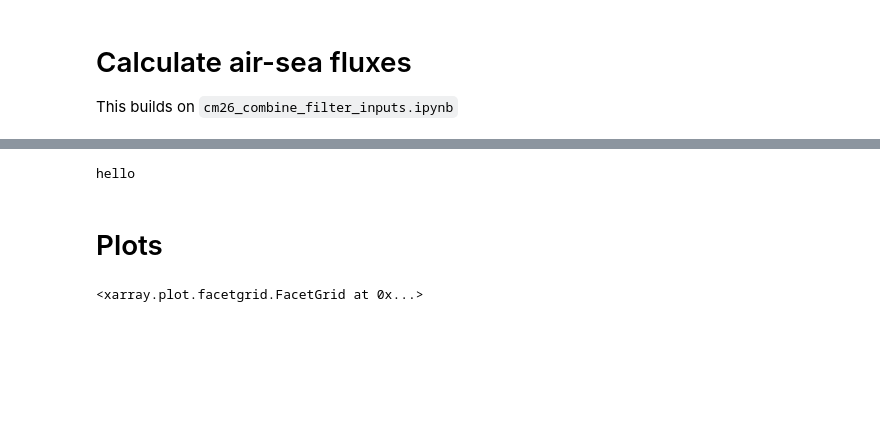
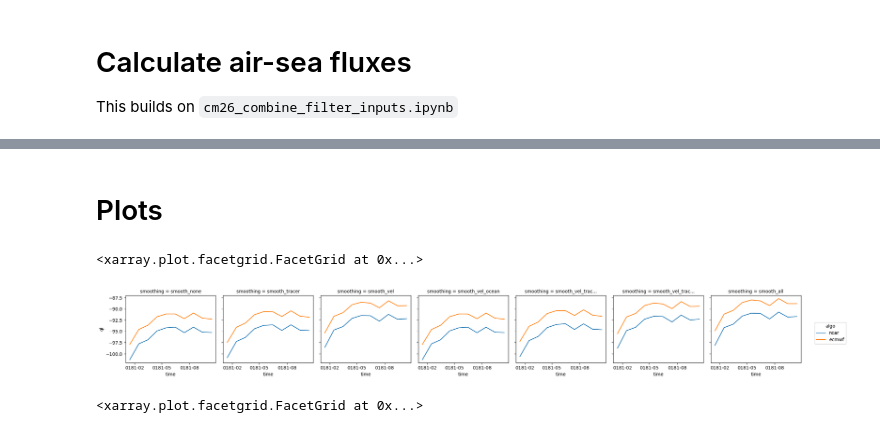
Before and after one commit to ocean-transport/scale-aware-air-sea, a Jupyter notebook: pipeline/step_2_cm26_calculate_fluxes.ipynb, the cells around one changed output, grey strips where cells are left out. Drawn from its saved outputs; the diff is of its cells as text; code cells hidden in the pictures; blank space fills up the shorter version.

```diff
--- a/pipeline/step_2_cm26_calculate_fluxes.ipynb
+++ b/pipeline/step_2_cm26_calculate_fluxes.ipynb
@@ -8,27 +127,13 @@ This builds on `cm26_combine_filter_inputs.ipynb`
 # %%
-import json
-import gcsfs
-import xarray as xr
-from aerobulk import noskin
-
-import matplotlib.pyplot as plt
-import numpy as np
-import os
-import dask
-from scale_aware_air_sea.utils import to_zarr_split
-from scale_aware_air_sea.cm26_utils import load_and_combine_cm26
-
 fs = gcsfs.GCSFileSystem()
 
-# version = 'v0.5'
-# suffix = ''
-version = 'v0.6.1'
-suffix = '_test'
+# load global parameters
+params = get_params('v0.6.2', test=True)
 
-# set up save targets
-bucket = 'gs://leap-persistent/jbusecke'
-smoothed_path = f"{bucket}/scale-aware-air-sea/smoothed/CM26_smoothed_{version}{suffix}.zarr"
-smoothed_mapper = fs.get_mapper(smoothed_path)
-output_path = f"{bucket}/scale-aware-air-sea/results/CM26_fluxes_{version}{suffix}.zarr"
-output_mapper = fs.get_mapper(output_path)
+temp_mapper = fs.get_mapper(params['paths']['CM26']['scratch'])
+mapper_smooth = fs.get_mapper(params['paths']['CM26']['smooth'])
+mapper_coarse = fs.get_mapper(params['paths']['CM26']['coarse'])
+
+mapper_smooth_fluxes = fs.get_mapper(params['paths']['CM26']['smooth_fluxes'])
+mapper_coarse_fluxes = fs.get_mapper(params['paths']['CM26']['coarse_fluxes'])
 # %%
@@ -353,3 +408,5 @@ else:
 # %%
-xr.open_dataset(output_mapper, engine='zarr', chunks={}, consolidated=True)
+# reload the smoothed flux data
+ds_reload_smooth_fluxes = open_zarr(mapper_smooth_fluxes)
+ds_reload_smooth_fluxes
 # %% [output]
@@ -395,6 +430,2 @@ Attributes: (0)
-# %%
-print('hello')
-# %% [output]
-hello
 # %% [markdown]
 # Plots
@@ -403 +432,7 @@ ds_sample = xr.open_dataset(output_mapper, engine='zarr', chunks={}, consolidate
+# %%
+da_plot_smooth = ds_reload_smooth_fluxes.ql.weighted(ds_reload_smooth_fluxes.area_t).mean(['xt_ocean', 'yt_ocean']).load()
+da_plot_smooth.coarsen(time=30, boundary='trim').mean().plot(hue='algo', col='smoothing')
+# %% [output]
+<xarray.plot.facetgrid.FacetGrid at 0x...>
+[figure, added]
 # %%
```
Also changed, not shown: parts of 35 cells of this notebook, 5 other files.
